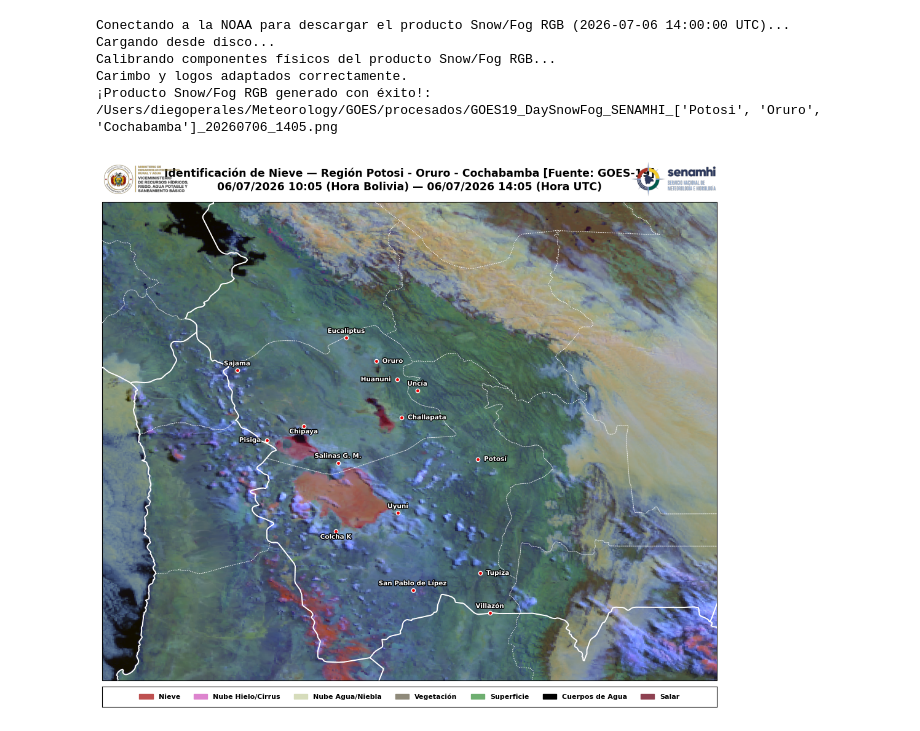
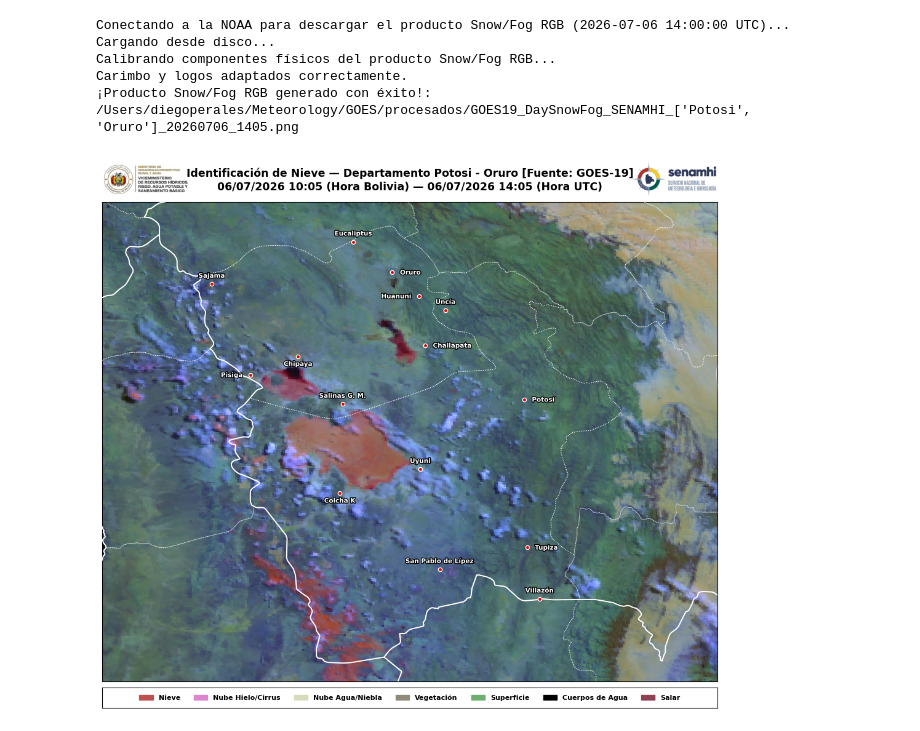
Before and after one commit to diegomapper/goes_env, a Jupyter notebook: Scripts/04_goes19_snowcloud.ipynb, the cells around one changed output. Saved outputs shown, nothing was run; the diff lists cells and outputs as text; code cells hidden in the pictures.

Commit message:
Cambiar la palabra region por departamento.

```diff
--- a/Scripts/04_goes19_snowcloud.ipynb
+++ b/Scripts/04_goes19_snowcloud.ipynb
@@ -68,7 +68,7 @@ FECHA_BUSCADA = datetime(2026, 7, 6, 14, 00)
 
 # Puedes usar un departamento o varios en una lista:
 # Ejemplos: "Potosi", ["Potosi", "Oruro"], [2, 4, 5], "BOLIVIA"
-REGION_OBJETIVO = ["Potosi", "Oruro", "Cochabamba"]
+REGION_OBJETIVO = ["Potosi", "Oruro"]
 
 BASE_DIR = "/Users/diegoperales/Meteorology/GOES"
 RAW_DATA = os.path.join(BASE_DIR, "raw_data")
@@ -169,10 +169,10 @@ else:
             if key in LOCALIDADES_REGIONALES:
                 localidades_final.update(LOCALIDADES_REGIONALES[key]["localidades"])
 
-        subtitulo_final = f"Región { ' - '.join(nombres_deptos) }"
+        subtitulo_final = f"Departamento { ' - '.join(nombres_deptos) }"
     else:
         info_reg = LOCALIDADES_REGIONALES.get(nombre_region_key, {})
-        subtitulo_final = info_reg.get("subtitulo", f"Región {nombre_region_key.title()}")
+        subtitulo_final = info_reg.get("subtitulo", f"Departamento {nombre_region_key.title()}")
         localidades_final = info_reg.get("localidades", {})
 
 BASE_DIR = "/Users/diegoperales/Meteorology/GOES"
@@ -364,32 +364,32 @@ try:
     img_ministerio_path = os.path.join(PATH_LOGOS, "logo_ministerio.png")
     img_senamhi_path = os.path.join(PATH_LOGOS, "logo_senamhi.png")
 
     if os.path.exists(img_ministerio_path) and os.path.exists(img_senamhi_path):
         logo_ministerio = mpimg.imread(img_ministerio_path)
         logo_senamhi = mpimg.imread(img_senamhi_path)
 
         ax_logo_min = fig.add_axes([pos_mapa.x0, pos_mapa.y1 + 0.005, 0.14, 0.07])
         ax_logo_min.imshow(logo_ministerio)
         ax_logo_min.axis('off')
 
         ax_logo_sen = fig.add_axes([pos_mapa.x1 - 0.14, pos_mapa.y1 + 0.005, 0.14, 0.07])
         ax_logo_sen.imshow(logo_senamhi)
         ax_logo_sen.axis('off')
         print("Carimbo y logos adaptados correctamente.")
 except Exception as e:
     print(f"Alerta logos: {e}")
 
 # El archivo final guardará la palabra del mapa generado (ej. ..._POTOSI_2026...)
 output_name = f"{OUTPUTS}/GOES19_DaySnowFog_SENAMHI_{REGION_OBJETIVO}_{fecha_utc.strftime('%Y%m%d_%H%M')}.png"
 
 plt.savefig(output_name, dpi=200, bbox_inches='tight', pad_inches=0.03)
 print(f"¡Producto Snow/Fog RGB generado con éxito!: {output_name}")
 
 plt.show()
 # %% [output]
 Conectando a la NOAA para descargar el producto Snow/Fog RGB (2026-07-06 14:00:00 UTC)...
 Cargando desde disco...
 Calibrando componentes físicos del producto Snow/Fog RGB...
 Carimbo y logos adaptados correctamente.
-¡Producto Snow/Fog RGB generado con éxito!: /Users/diegoperales/Meteorology/GOES/procesados/GOES19_DaySnowFog_SENAMHI_['Potosi', 'Oruro', 'Cochabamba']_20260706_1405.png
+¡Producto Snow/Fog RGB generado con éxito!: /Users/diegoperales/Meteorology/GOES/procesados/GOES19_DaySnowFog_SENAMHI_['Potosi', 'Oruro']_20260706_1405.png
-[figure, old version]
+[figure, new version]
```
